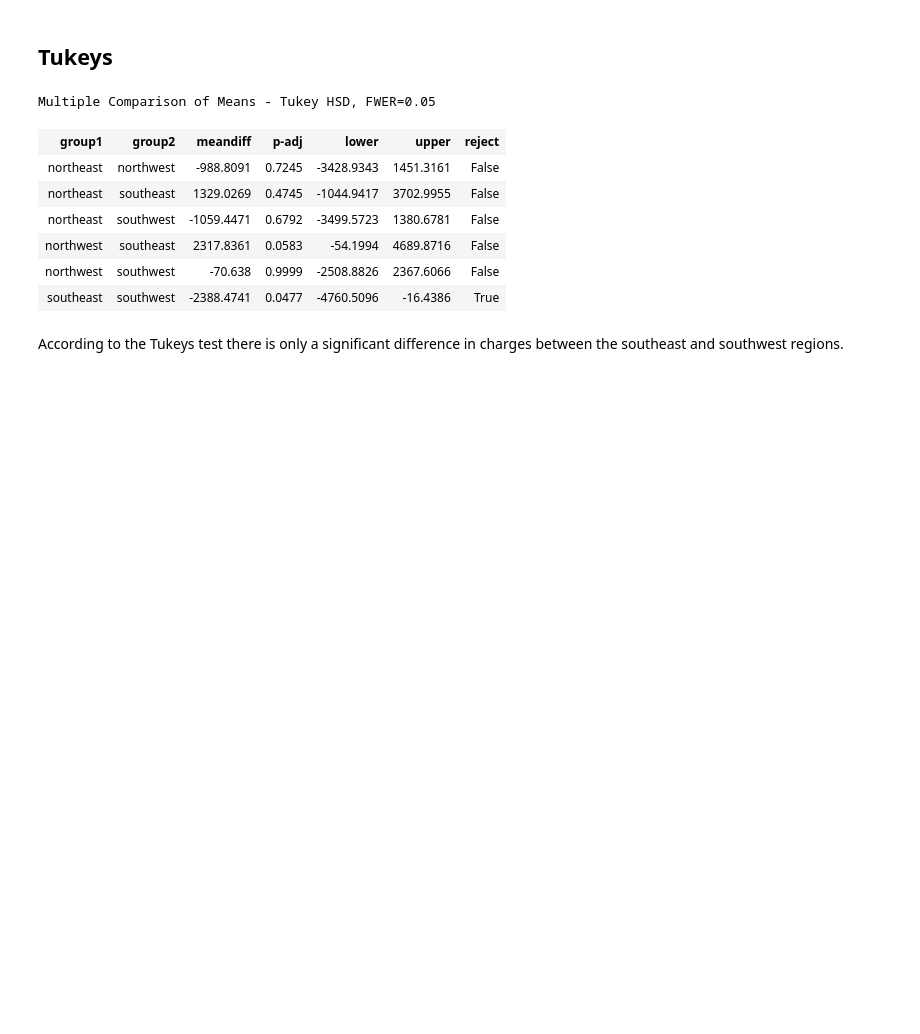
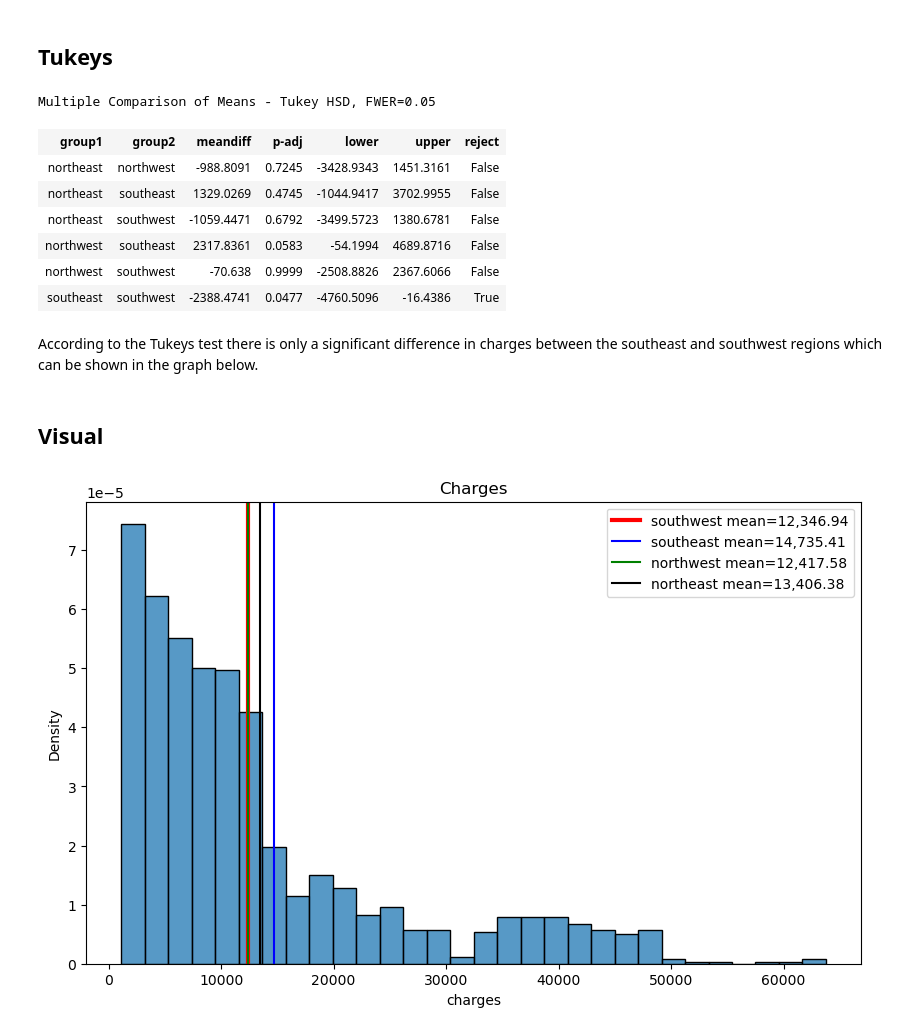
Before and after one commit to Gracey701/Hypothesis-Testing-with-Insurance-Data--Core-, a Jupyter notebook: Notebook Assignment.ipynb, the cells around one changed output. Saved outputs shown, nothing was run; the diff lists cells and outputs as text; code cells hidden in the pictures; blank space fills up the shorter version.

```diff
--- a/Notebook Assignment.ipynb
+++ b/Notebook Assignment.ipynb
@@ -321,4 +321,21 @@ Multiple Comparison of Means - Tukey HSD, FWER=0.05
 | northwest | southwest | -70.638 | 0.9999 | -2508.8826 | 2367.6066 | False |
 | southeast | southwest | -2388.4741 | 0.0477 | -4760.5096 | -16.4386 | True |
 # %% [markdown]
-According to the Tukeys test there is only a significant difference in charges between the southeast and southwest regions.
+According to the Tukeys test there is only a significant difference in charges between the southeast and southwest regions which can be shown in the graph below.
+# %% [markdown]
+## Visual
+# %%
+sw_mean = southwest.mean()
+se_mean = southeast.mean()
+nw_mean = northwest.mean()
+ne_mean = northeast.mean()
+fig,ax = plt.subplots(figsize = (10,6))
+sns.histplot(df['charges'], stat='density')
+ax.axvline(sw_mean, lw = 3, color='red', label=f'southwest mean={sw_mean:,.2f}')
+ax.axvline(se_mean, color = 'blue', label=f'southeast mean={se_mean:,.2f}')
+ax.axvline(nw_mean, color = 'green', label=f'northwest mean={nw_mean:,.2f}')
+ax.axvline(ne_mean, color = 'black', label=f'northeast mean={ne_mean:,.2f}')
+ax.set_title('Charges')
+ax.legend();
+# %% [output]
+[figure, added]
```
